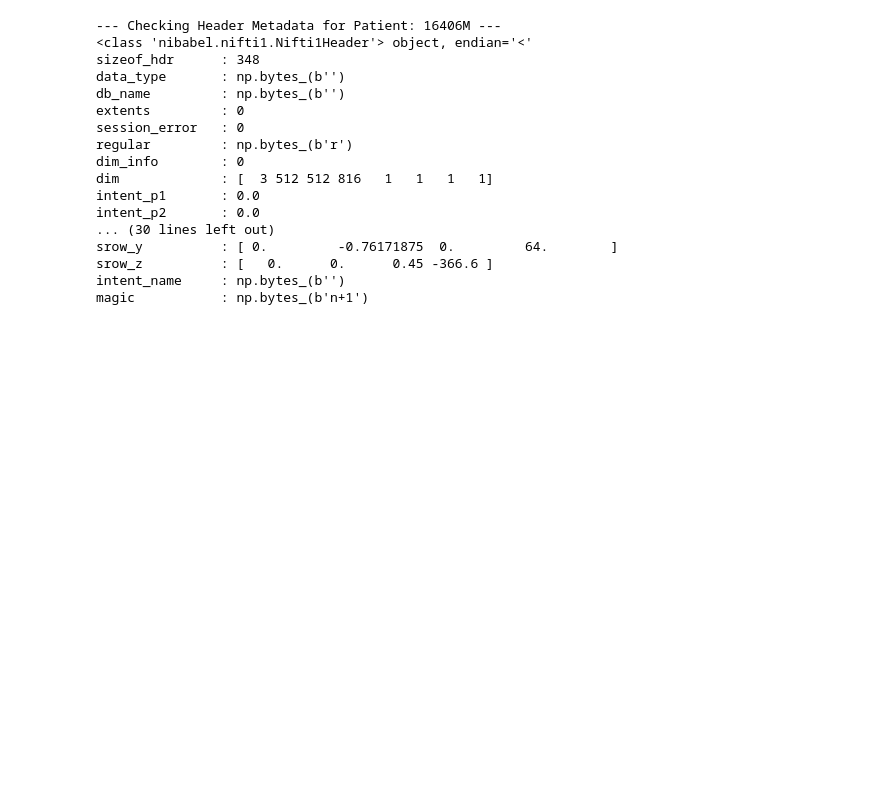
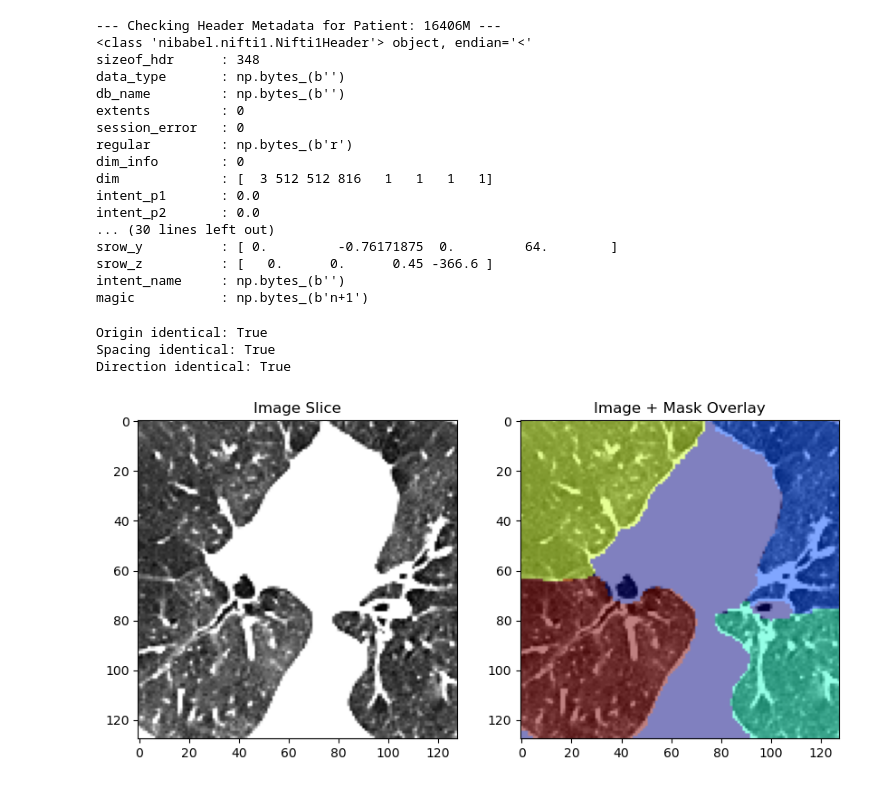
Before and after one commit to AkuSax/exhale-prediction-cvae, a Jupyter notebook: debug.ipynb, the cells around one changed output. Cells and saved outputs as stored; diff of their text form; code cells hidden in the pictures; blank space fills up the shorter version.

```diff
--- a/debug.ipynb
+++ b/debug.ipynb
@@ -94,3 +94,39 @@ srow_y          : [ 0.         -0.76171875  0.         64.        ]
 srow_z          : [   0.      0.      0.45 -366.6 ]
 intent_name     : np.bytes_(b'')
 magic           : np.bytes_(b'n+1')
+# %%
+import SimpleITK as sitk
+img_path = "/mnt/hot/public/COPDGene-1/16244M_INSP_image.nii.gz"
+mask_path = "/mnt/hot/public/COPDGene-1/16244M_INSP_mask.nii.gz"
+
+img_itk = sitk.ReadImage(img_path)
+mask_itk = sitk.ReadImage(mask_path)
+
+# These MUST be identical
+print("Origin identical:", img_itk.GetOrigin() == mask_itk.GetOrigin())
+print("Spacing identical:", img_itk.GetSpacing() == mask_itk.GetSpacing())
+print("Direction identical:", img_itk.GetDirection() == mask_itk.GetDirection())
+# %% [output]
+Origin identical: True
+Spacing identical: True
+Direction identical: True
+# %%
+import numpy as np
+import matplotlib.pyplot as plt
+
+img = np.load("/mnt/hot/public/Akul/exhale_pred_data_10pct/inhale/10708Y.npy")
+mask = np.load("/mnt/hot/public/Akul/exhale_pred_data_10pct/masks/inhale/10708Y_INSP_mask.npy")
+
+sl = 64 # Central slice
+plt.figure(figsize=(10, 5))
+plt.subplot(1, 2, 1)
+plt.imshow(img[sl, :, :], cmap='gray')
+plt.title("Image Slice")
+
+plt.subplot(1, 2, 2)
+plt.imshow(img[sl, :, :], cmap='gray')
+plt.imshow(mask[sl, :, :], cmap='jet', alpha=0.5) # Overlay mask
+plt.title("Image + Mask Overlay")
+plt.show()
+# %% [output]
+[figure, added]
```
Also changed, not shown: parts of 2 cells of this notebook, 6 other files.
